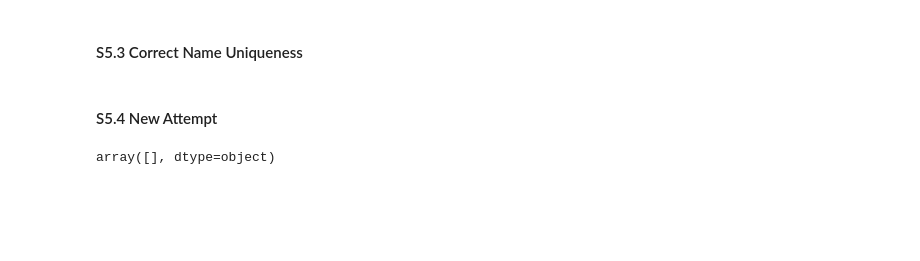
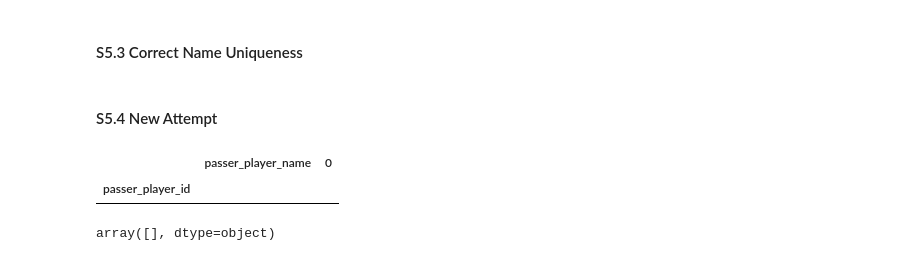
Before and after one commit to scunden/Project-Dash, a Jupyter notebook: 2. Data-Cleanup/0. Cleanup/cleanup.ipynb, the cells around one changed output. Saved outputs shown, nothing was run; the diff lists cells and outputs as text; code cells hidden in the pictures; blank space fills up the shorter version.

```diff
--- a/2. Data-Cleanup/0. Cleanup/cleanup.ipynb
+++ b/2. Data-Cleanup/0. Cleanup/cleanup.ipynb
@@ -271,11 +263,16 @@ df['play_maker'] = df['play_maker'].apply(typo_correction)
 # %%
 test = df[df['passer_player_id'].isin(nunique_id)].groupby(['passer_player_id','passer_player_name']).size().reset_index()
 
 # creates a dataframe with the ids that are in the nunique_id array (names that are not unique) and groups them by 'passer_player_id' and 'passer_player_name'
 # what is the purpose of the .size() and .reset_index()
 # .reset_index() adds indicies to the side of the data frame
 
 test.set_index('passer_player_id', inplace=True)
+
+test
+# %% [output]
+|  | passer_player_name | 0 |
+| passer_player_id |  |  |
 # %%
 # test.head()
 # %% [output]
```
Also changed, not shown: parts of 16 cells of this notebook, 1 other file.
